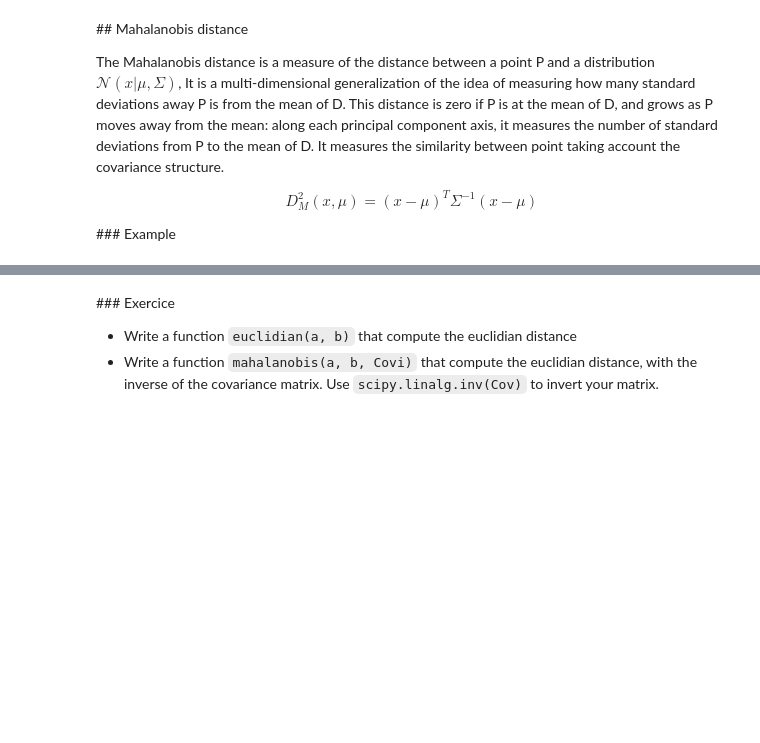
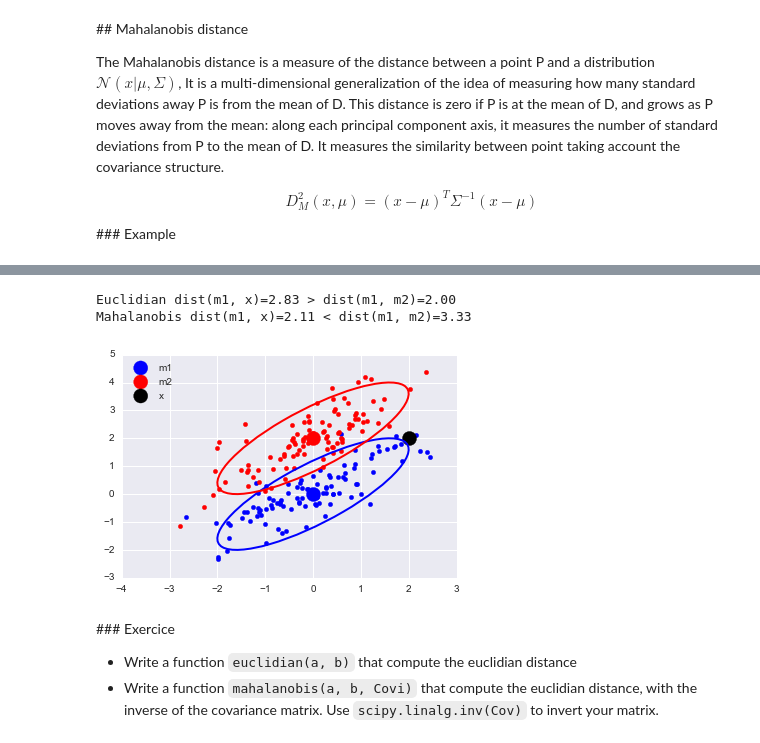
Before and after one commit to neurospin/pystatsml, a Jupyter notebook: notebooks/ml_clustering.ipynb, the cells around one changed output, grey strips where cells are left out. Drawn from its saved outputs; the diff is of its cells as text; code cells hidden in the pictures; blank space fills up the shorter version.

Commit message:
Add multivariate statistics and update dimensionality_reduction

```diff
--- a/notebooks/ml_clustering.ipynb
+++ b/notebooks/ml_clustering.ipynb
@@ -217,3 +138,43 @@ Mahalanobis dist(m1, x)=2.11 < dist(m1, m2)=3.33
+# %%
+import numpy as np
+import scipy
+import matplotlib.pyplot as plt
+import seaborn as sns
+import pystatsml.plot_utils
+%matplotlib inline
+
+n_samples, n_features = 100, 2
+mean1, mean2 = np.array([0, 0]), np.array([0, 2])
+Cov = np.array([[1, .8],[.8, 1]])
+
+X1 = np.random.multivariate_normal(mean1, Cov, n_samples)
+X2 = np.random.multivariate_normal(mean2, Cov, n_samples)
+
+x = np.array([2, 2])
+
+plt.scatter(X1[:, 0], X1[:, 1], color='b')
+plt.scatter(X2[:, 0], X2[:, 1], color='r')
+plt.scatter(mean1[0], mean1[1], color='b', s=200, label="m1")
+plt.scatter(mean2[0], mean2[1], color='r', s=200, label="m2")
+plt.scatter(x[0], x[1], color='k', s=200, label="x")
+pystatsml.plot_utils.plot_cov_ellipse(Cov, pos=mean1, facecolor='none', linewidth=2, edgecolor='b')
+pystatsml.plot_utils.plot_cov_ellipse(Cov, pos=mean2, facecolor='none', linewidth=2, edgecolor='r')
+plt.legend(loc='upper left')
+
+#
+d2_m1x = scipy.spatial.distance.euclidean(mean1, x)
+d2_m1m2 = scipy.spatial.distance.euclidean(mean1, mean2)
+
+Covi = scipy.linalg.inv(Cov)
+dm_m1x = scipy.spatial.distance.mahalanobis(mean1, x, Covi)
+dm_m1m2 = scipy.spatial.distance.mahalanobis(mean1, mean2, Covi)
+
+print('Euclidian dist(m1, x)=%.2f > dist(m1, m2)=%.2f' % (d2_m1x, d2_m1m2))
+print('Mahalanobis dist(m1, x)=%.2f < dist(m1, m2)=%.2f' % (dm_m1x, dm_m1m2))
+# %% [output]
+Euclidian dist(m1, x)=2.83 > dist(m1, m2)=2.00
+Mahalanobis dist(m1, x)=2.11 < dist(m1, m2)=3.33
+[figure, added]
 # %% [markdown]
 ### Exercice
 
```
Also changed, not shown: parts of 1 cell of this notebook, 14 other files.
